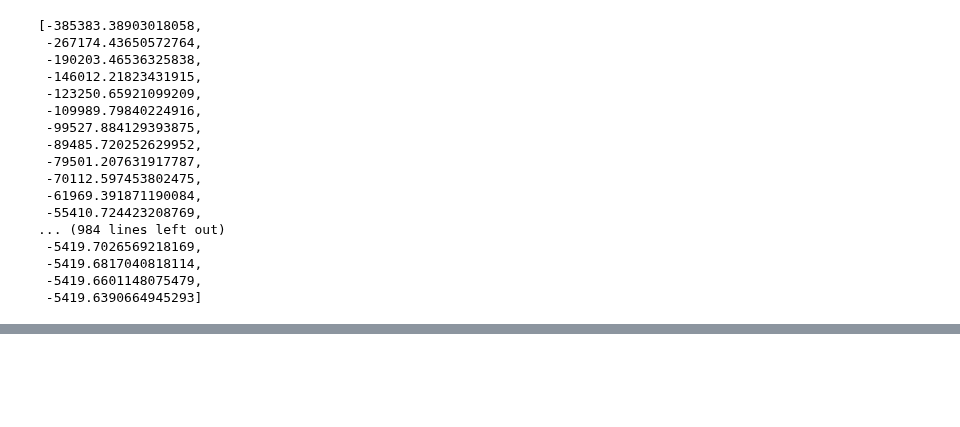
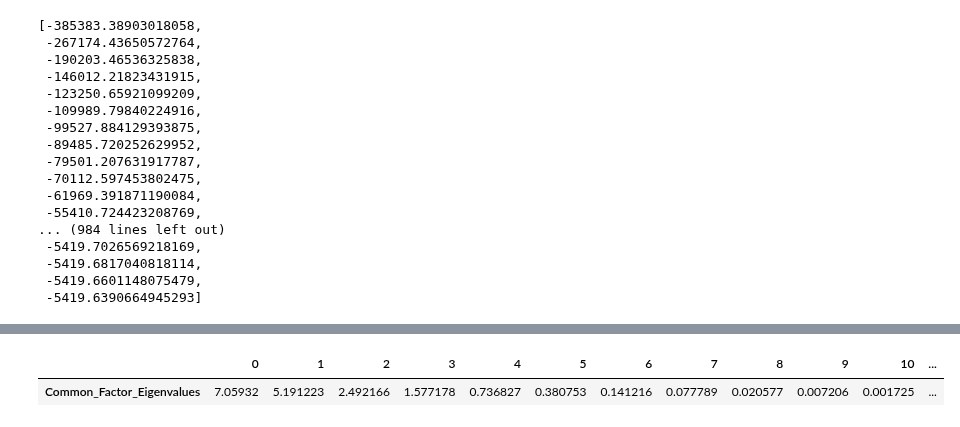
Before and after one commit to et4/stat, a Jupyter notebook: PT 2/main.ipynb, the cells around one changed output, grey strips where cells are left out. Saved outputs shown, nothing was run; the diff lists cells and outputs as text; code cells hidden in the pictures; blank space fills up the shorter version.

```diff
--- a/PT 2/main.ipynb
+++ b/PT 2/main.ipynb
@@ -319,0 +345,5 @@ fa.loglike_
+# %%
+nfa.get_eigenvalues()[1].T
+# %% [output]
+|  | 0 | 1 | 2 | 3 | 4 | 5 | 6 | 7 | 8 | 9 | 10 | ... |
+| Common_Factor_Eigenvalues | 7.05932 | 5.191223 | 2.492166 | 1.577178 | 0.736827 | 0.380753 | 0.141216 | 0.077789 | 0.020577 | 0.007206 | 0.001725 | ... |
```
Also changed, not shown: parts of 4 cells of this notebook.
